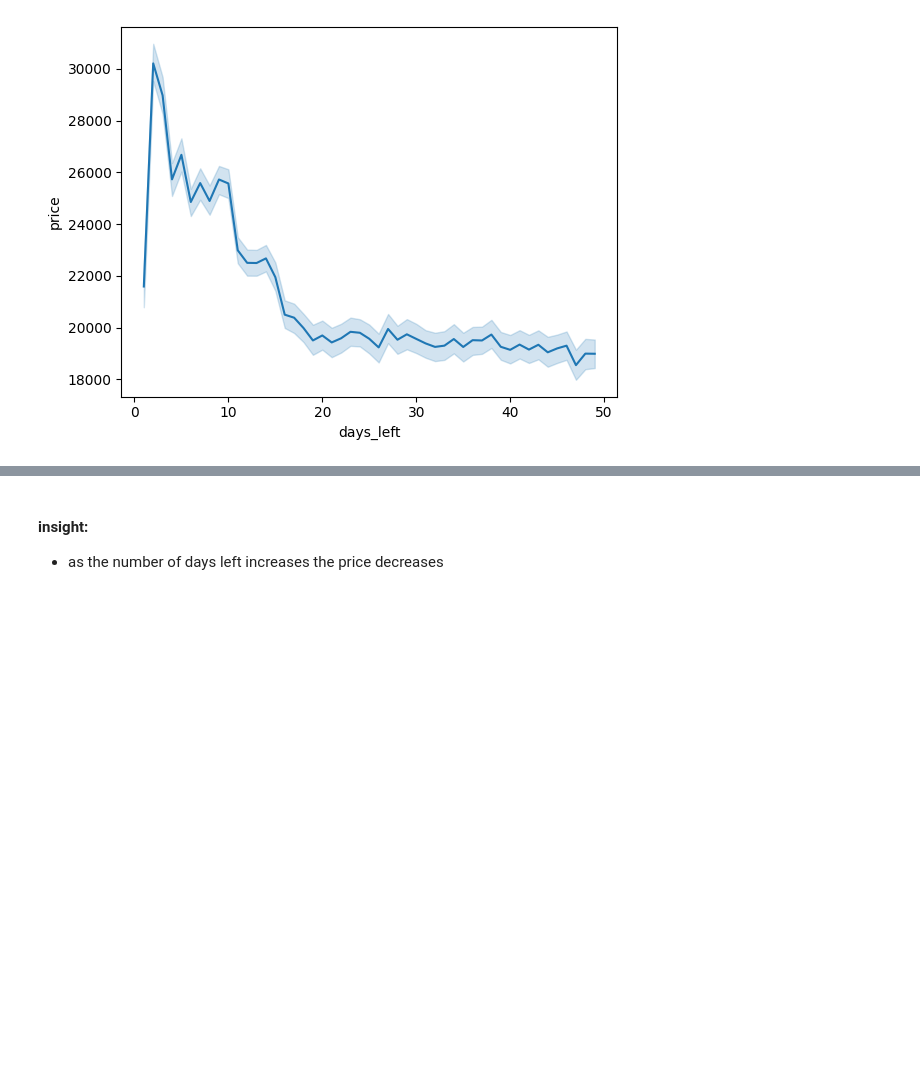
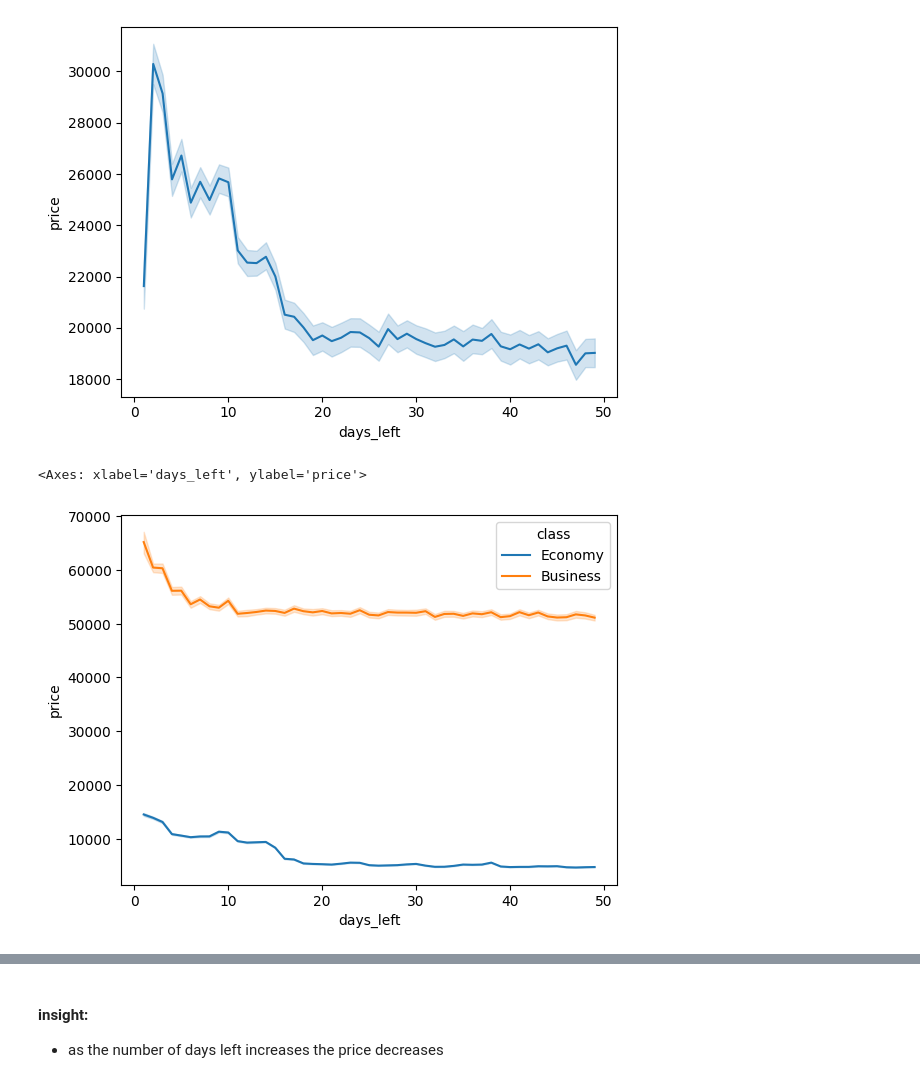
Before and after one commit to Abdallahyasser14/-Airline-Flights-Price-Prediction-Project, a Jupyter notebook: Regression_Task.ipynb, the cells around one changed output, grey strips where cells are left out. Drawn from its saved outputs; the diff is of its cells as text; code cells hidden in the pictures; blank space fills up the shorter version.

```diff
--- a/Regression_Task.ipynb
+++ b/Regression_Task.ipynb
@@ -583,3 +536,8 @@ sns.lineplot(x='days_left',y='price',data=df)
 # %% [output]
 <Axes: xlabel='days_left', ylabel='price'>
 [figure]
+# %%
+sns.lineplot(x='days_left',y='price',data=df,hue='class')
+# %% [output]
+<Axes: xlabel='days_left', ylabel='price'>
+[figure, added]
```
Also changed, not shown: parts of 54 cells of this notebook.
